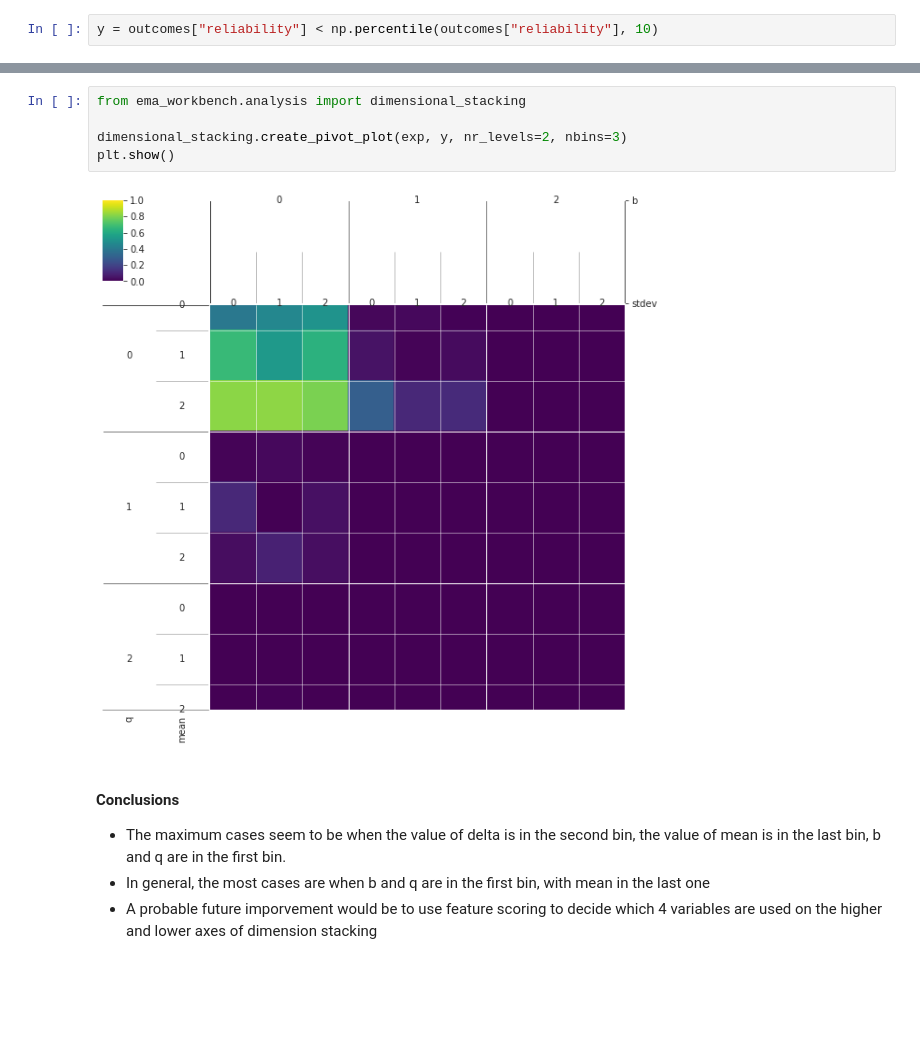
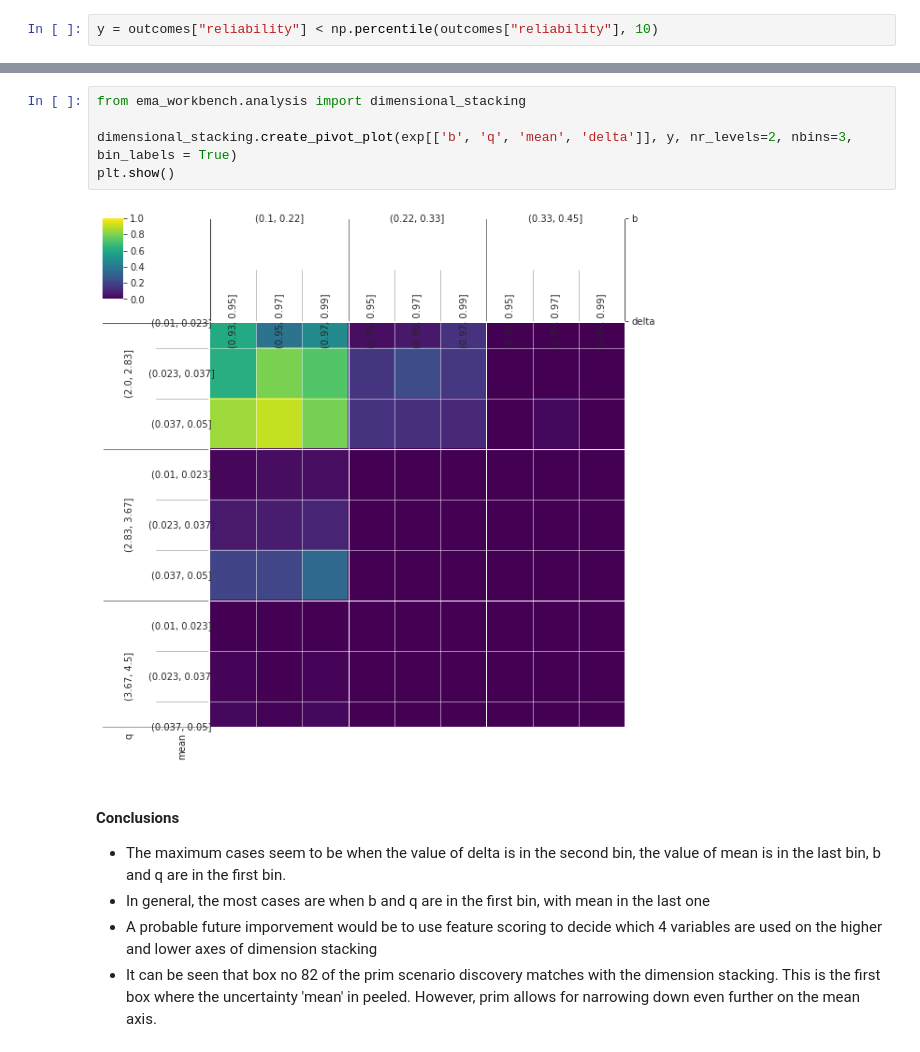
Before and after one commit to lnicoletti/EPA1361-G21, a Jupyter notebook: epa1361_open/Week 3-4 - vulnerability analysis/assignment 5 - subspace partitioning lake model.ipynb, the cells around one changed output, grey strips where cells are left out. Cells and saved outputs as stored; diff of their text form; blank space fills up the shorter version.

```diff
--- a/epa1361_open/Week 3-4 - vulnerability analysis/assignment 5 - subspace partitioning lake model.ipynb
+++ b/epa1361_open/Week 3-4 - vulnerability analysis/assignment 5 - subspace partitioning lake model.ipynb
@@ -87,13 +105,14 @@ y = outcomes["reliability"] < np.percentile(outcomes["reliability"], 10)
 # %%
 from ema_workbench.analysis import dimensional_stacking
 
-dimensional_stacking.create_pivot_plot(exp, y, nr_levels=2, nbins=3)
+dimensional_stacking.create_pivot_plot(exp[['b', 'q', 'mean', 'delta']], y, nr_levels=2, nbins=3, bin_labels = True)
 plt.show()
 # %% [output]
-[figure, old version]
+[figure, new version]
 # %% [markdown]
 #### Conclusions
 
 - The maximum cases seem to be when the value of delta is in the second bin, the value of mean is in the last bin, b and q are in the first bin.
 - In general, the most cases are when b and q are in the first bin, with mean in the last one
 - A probable future imporvement would be to use feature scoring to decide which 4 variables are used on the higher and lower axes of dimension stacking
+- It can be seen that box no 82 of the prim scenario discovery matches with the dimension stacking. This is the first box where the uncertainty 'mean' in peeled. However, prim allows for narrowing down even further on the mean axis.
```
Also changed, not shown: parts of 5 cells of this notebook.
